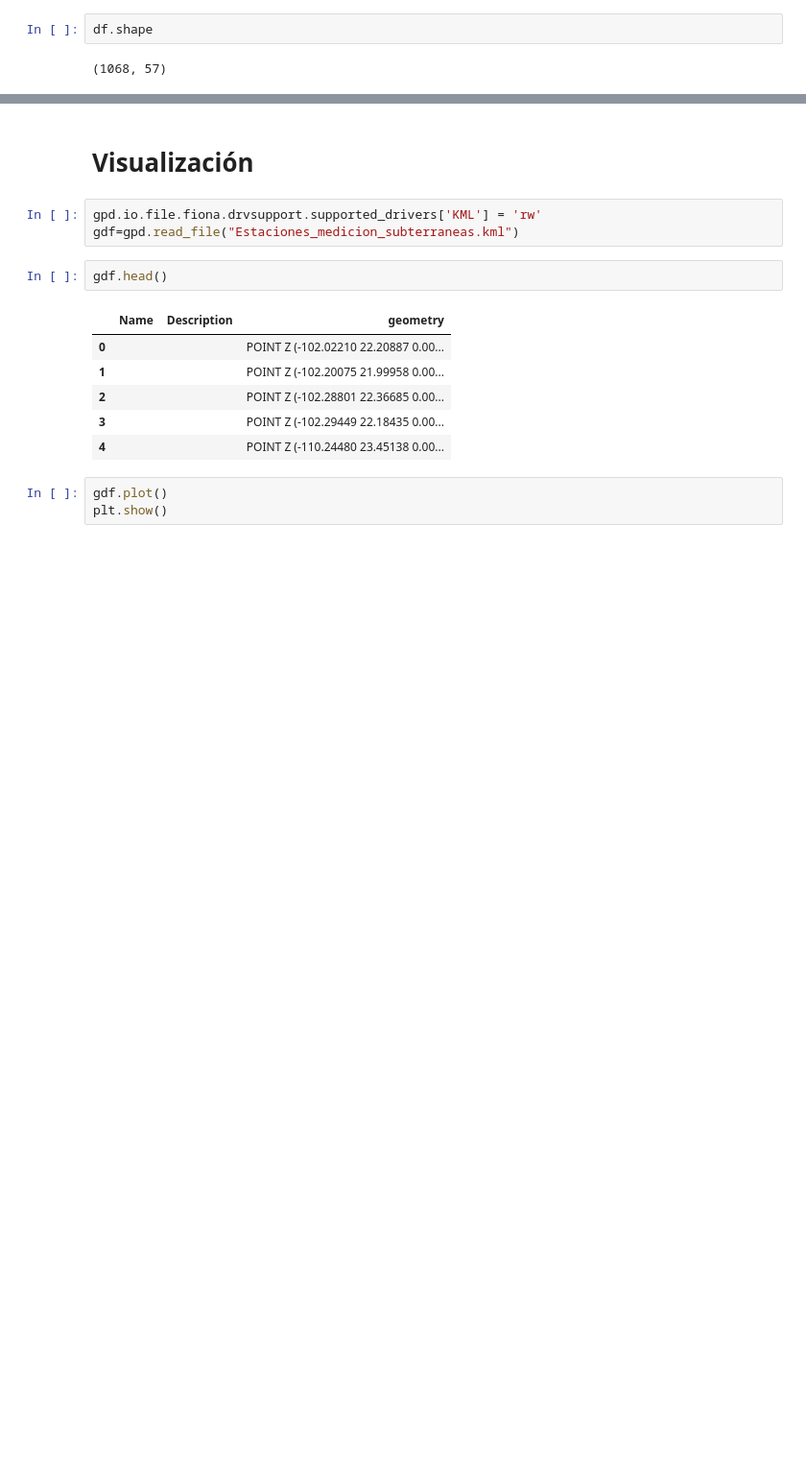
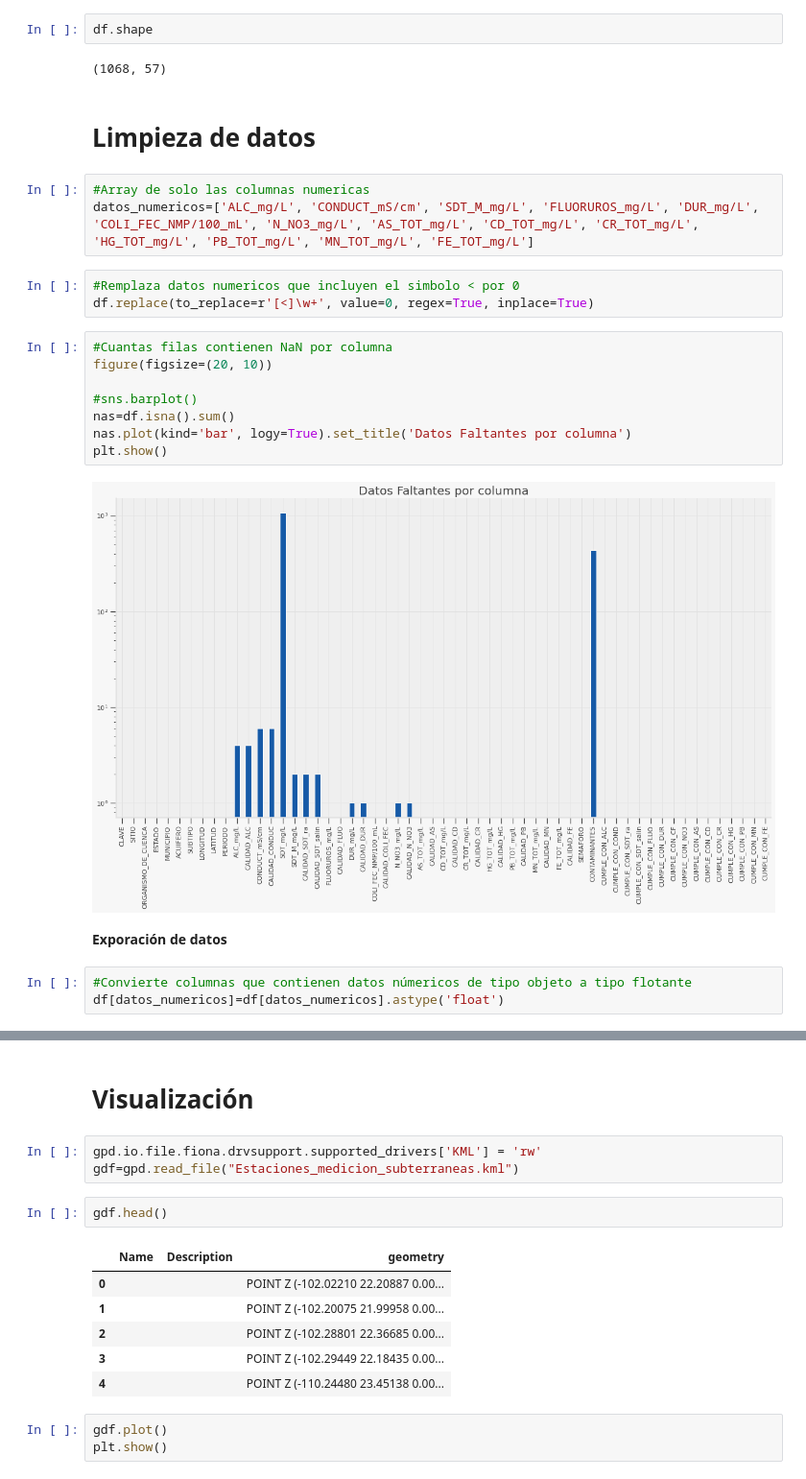
Before and after one commit to JSOrtegaB/pruebas, a Jupyter notebook: reto/Reto_Entrega_1__Limpieza_análisis_visualización_y_kmeans_JuanSebastianOrtegaBriones_A01794327.ipynb, the cells around one changed output, grey strips where cells are left out. Shown at 96% size. Drawn from its saved outputs; the diff is of its cells as text; blank space fills up the shorter version.

```diff
--- a/reto/Reto_Entrega_1__Limpieza_análisis_visualización_y_kmeans_JuanSebastianOrtegaBriones_A01794327.ipynb
+++ b/reto/Reto_Entrega_1__Limpieza_análisis_visualización_y_kmeans_JuanSebastianOrtegaBriones_A01794327.ipynb
@@ -52,3 +40,26 @@ df.head()
 df.shape
 # %% [output]
 (1068, 57)
+# %% [markdown]
+# Limpieza de datos
+# %%
+#Array de solo las columnas numericas
+datos_numericos=['ALC_mg/L', 'CONDUCT_mS/cm', 'SDT_M_mg/L', 'FLUORUROS_mg/L', 'DUR_mg/L', 'COLI_FEC_NMP/100_mL', 'N_NO3_mg/L', 'AS_TOT_mg/L', 'CD_TOT_mg/L', 'CR_TOT_mg/L', 'HG_TOT_mg/L', 'PB_TOT_mg/L', 'MN_TOT_mg/L', 'FE_TOT_mg/L']
+# %%
+#Remplaza datos numericos que incluyen el simbolo < por 0
+df.replace(to_replace=r'[<]\w+', value=0, regex=True, inplace=True)
+# %%
+#Cuantas filas contienen NaN por columna
+figure(figsize=(20, 10))
+
+#sns.barplot()
+nas=df.isna().sum()
+nas.plot(kind='bar', logy=True).set_title('Datos Faltantes por columna')
+plt.show()
+# %% [output]
+[figure, added]
+# %% [markdown]
+**Exporación de datos**
+# %%
+#Convierte columnas que contienen datos númericos de tipo objeto a tipo flotante
+df[datos_numericos]=df[datos_numericos].astype('float')
```
Also changed, not shown: parts of 29 cells of this notebook.
